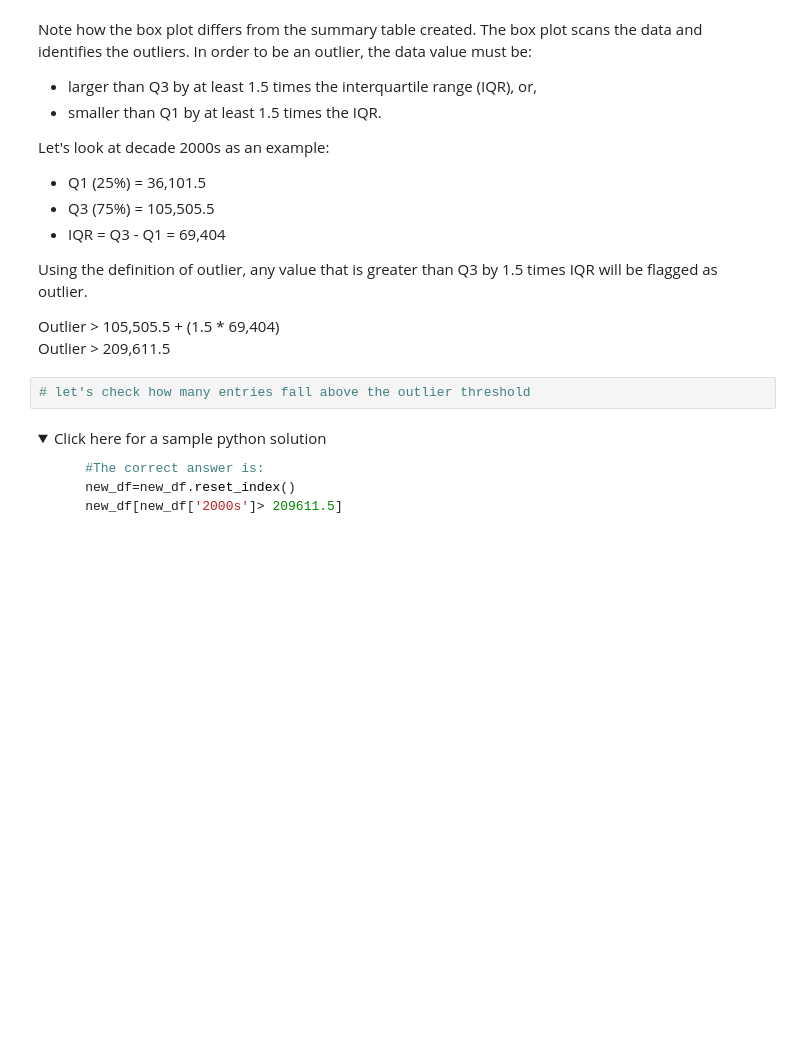
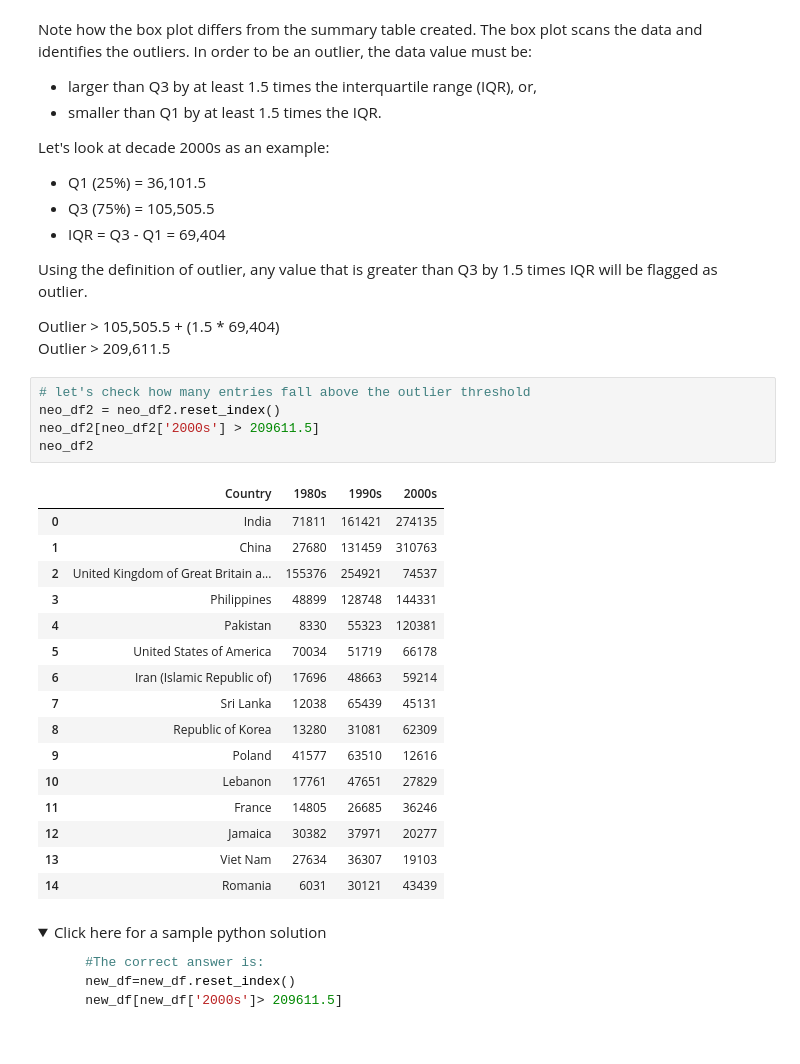
Before and after one commit to darwin-garcia/IBM-Data-Science, a Jupyter notebook: Modue 8/DV0101EN-Exercise-Pie-Charts-Box-Plots-Scatter-Plots-and-Bubble-Plots-v2.ipynb, the cells around one changed output. Drawn from its saved outputs; the diff is of its cells as text; folded sections open; blank space fills up the shorter version.

```diff
--- a/Modue 8/DV0101EN-Exercise-Pie-Charts-Box-Plots-Scatter-Plots-and-Bubble-Plots-v2.ipynb
+++ b/Modue 8/DV0101EN-Exercise-Pie-Charts-Box-Plots-Scatter-Plots-and-Bubble-Plots-v2.ipynb
@@ -629,6 +629,26 @@ Outlier > 105,505.5 + (1.5 \* 69,404) <br>
 Outlier > 209,611.5
 # %%
 # let's check how many entries fall above the outlier threshold
+neo_df2 = neo_df2.reset_index()
+neo_df2[neo_df2['2000s'] > 209611.5]
+neo_df2
+# %% [output]
+|  | Country | 1980s | 1990s | 2000s |
+| 0 | India | 71811 | 161421 | 274135 |
+| 1 | China | 27680 | 131459 | 310763 |
+| 2 | United Kingdom of Great Britain a... | 155376 | 254921 | 74537 |
+| 3 | Philippines | 48899 | 128748 | 144331 |
+| 4 | Pakistan | 8330 | 55323 | 120381 |
+| 5 | United States of America | 70034 | 51719 | 66178 |
+| 6 | Iran (Islamic Republic of) | 17696 | 48663 | 59214 |
+| 7 | Sri Lanka | 12038 | 65439 | 45131 |
+| 8 | Republic of Korea | 13280 | 31081 | 62309 |
+| 9 | Poland | 41577 | 63510 | 12616 |
+| 10 | Lebanon | 17761 | 47651 | 27829 |
+| 11 | France | 14805 | 26685 | 36246 |
+| 12 | Jamaica | 30382 | 37971 | 20277 |
+| 13 | Viet Nam | 27634 | 36307 | 19103 |
+| 14 | Romania | 6031 | 30121 | 43439 |
 # %% [markdown]
 <details><summary>Click here for a sample python solution</summary>
 
```
Also changed, not shown: parts of 8 cells of this notebook, 1 other file.
